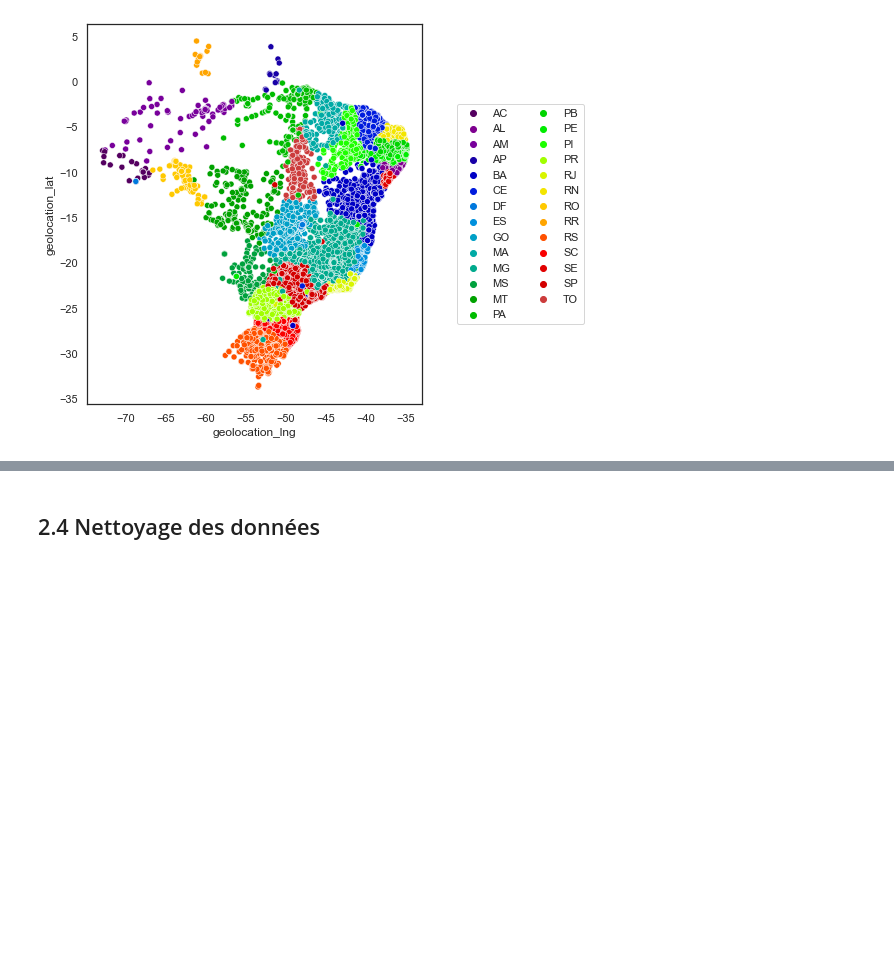
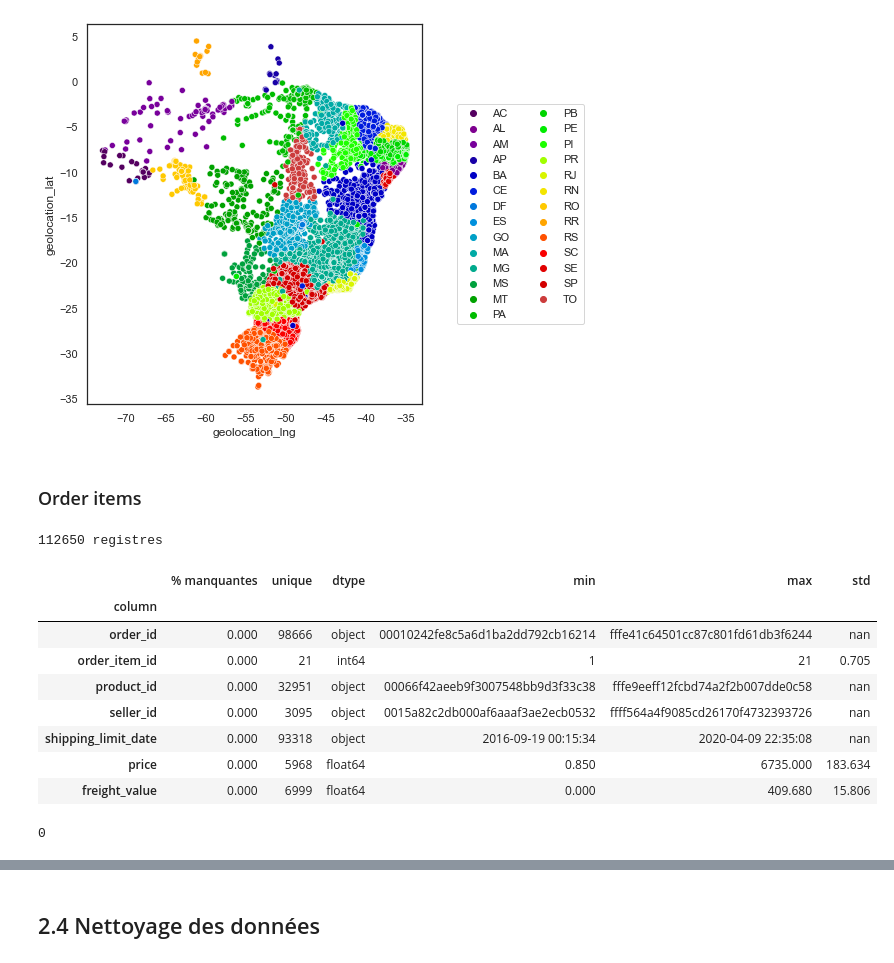
Before and after one commit to mrcreasey/oc-ds-p5-unsupervised-clustering, a Jupyter notebook: P5_01_analyse.ipynb, the cells around one changed output, grey strips where cells are left out. Cells and saved outputs as stored; diff of their text form; code cells hidden in the pictures; blank space fills up the shorter version.

Commit message:
description order_items

```diff
--- a/P5_01_analyse.ipynb
+++ b/P5_01_analyse.ipynb
@@ -410,3 +410,22 @@ plt.legend(bbox_to_anchor=(1.5, 0.5), loc=5, ncol=2)
 # %% [output]
 <matplotlib.legend.Legend at 0x...>
 [figure]
+# %% [markdown]
+### Order items
+# %%
+decrire_dataframe(order_items)
+# %% [output]
+112650 registres
+|  | % manquantes | unique | dtype | min | max | std |
+| column |  |  |  |  |  |  |
+| order_id | 0.000 | 98666 | object | 00010242fe8c5a6d1ba2dd792cb16214 | fffe41c64501cc87c801fd61db3f6244 | nan |
+| order_item_id | 0.000 | 21 | int64 | 1 | 21 | 0.705 |
+| product_id | 0.000 | 32951 | object | 00066f42aeeb9f3007548bb9d3f33c38 | fffe9eeff12fcbd74a2f2b007dde0c58 | nan |
+| seller_id | 0.000 | 3095 | object | 0015a82c2db000af6aaaf3ae2ecb0532 | ffff564a4f9085cd26170f4732393726 | nan |
+| shipping_limit_date | 0.000 | 93318 | object | 2016-09-19 00:15:34 | 2020-04-09 22:35:08 | nan |
+| price | 0.000 | 5968 | float64 | 0.850 | 6735.000 | 183.634 |
+| freight_value | 0.000 | 6999 | float64 | 0.000 | 409.680 | 15.806 |
+# %%
+order_items.duplicated(subset=['order_id','order_item_id']).sum()
+# %% [output]
+0
```
Also changed, not shown: parts of 2 cells of this notebook.
